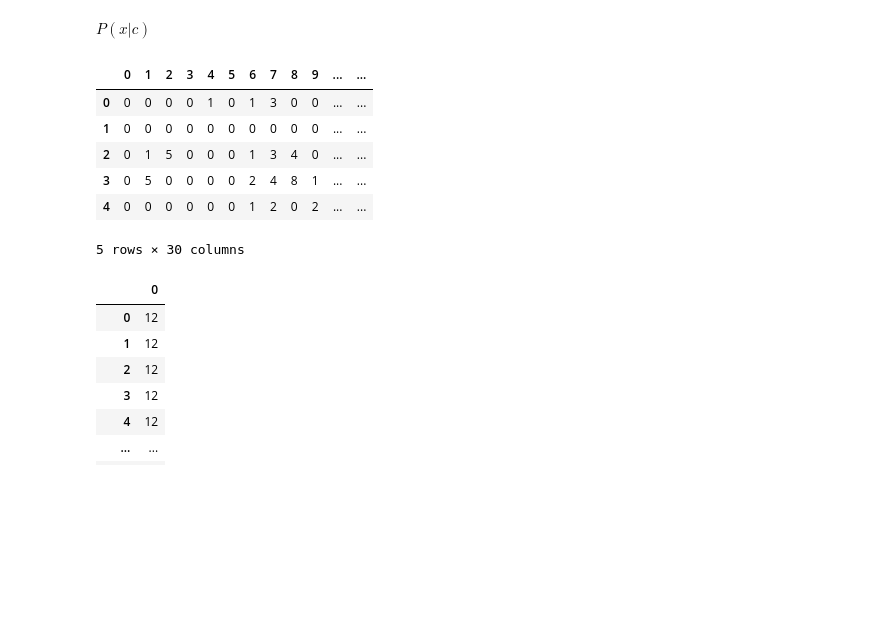
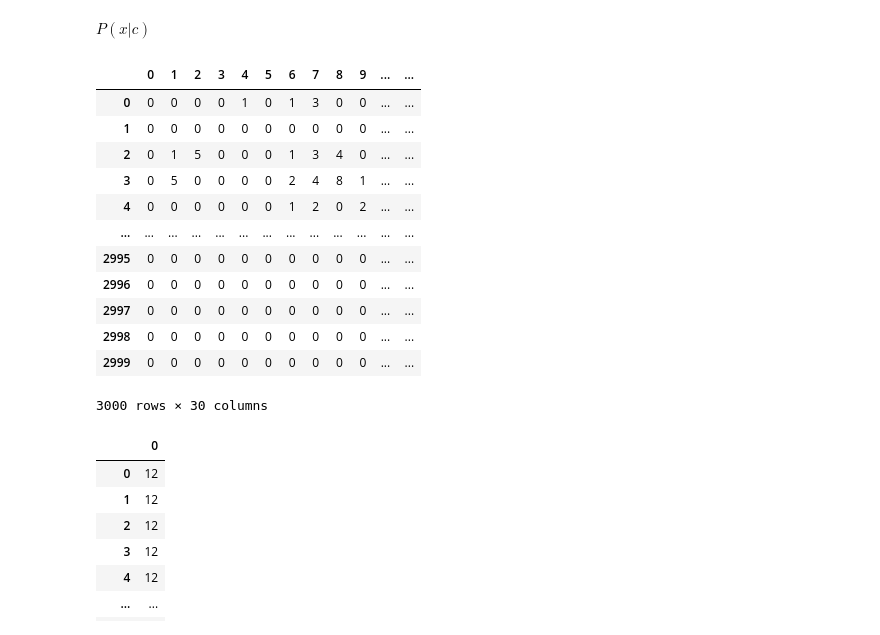
Before and after one commit to vnctptr/SENG480B-A4, a Jupyter notebook: Assignment 4 - Template.ipynb, the cells around one changed output. Drawn from its saved outputs; the diff is of its cells as text; code cells hidden in the pictures; blank space fills up the shorter version.

```diff
--- a/Assignment 4 - Template.ipynb
+++ b/Assignment 4 - Template.ipynb
@@ -423,15 +423,21 @@ $P(x|c)$
 # %%
 data = np.load('./a4_resources/data/data.npy')
 data = pd.DataFrame(data)
-data[0:5]
+data
 # %% [output]
 |  | 0 | 1 | 2 | 3 | 4 | 5 | 6 | 7 | 8 | 9 | ... | ... |
 | 0 | 0 | 0 | 0 | 0 | 1 | 0 | 1 | 3 | 0 | 0 | ... | ... |
 | 1 | 0 | 0 | 0 | 0 | 0 | 0 | 0 | 0 | 0 | 0 | ... | ... |
 | 2 | 0 | 1 | 5 | 0 | 0 | 0 | 1 | 3 | 4 | 0 | ... | ... |
 | 3 | 0 | 5 | 0 | 0 | 0 | 0 | 2 | 4 | 8 | 1 | ... | ... |
 | 4 | 0 | 0 | 0 | 0 | 0 | 0 | 1 | 2 | 0 | 2 | ... | ... |
+| ... | ... | ... | ... | ... | ... | ... | ... | ... | ... | ... | ... | ... |
+| 2995 | 0 | 0 | 0 | 0 | 0 | 0 | 0 | 0 | 0 | 0 | ... | ... |
+| 2996 | 0 | 0 | 0 | 0 | 0 | 0 | 0 | 0 | 0 | 0 | ... | ... |
+| 2997 | 0 | 0 | 0 | 0 | 0 | 0 | 0 | 0 | 0 | 0 | ... | ... |
+| 2998 | 0 | 0 | 0 | 0 | 0 | 0 | 0 | 0 | 0 | 0 | ... | ... |
+| 2999 | 0 | 0 | 0 | 0 | 0 | 0 | 0 | 0 | 0 | 0 | ... | ... |
-5 rows × 30 columns
+3000 rows × 30 columns
 # %%
 labels = np.load('./a4_resources/data/labels.npy')
 labels = pd.DataFrame(labels)
```
Also changed, not shown: parts of 2 cells of this notebook.
